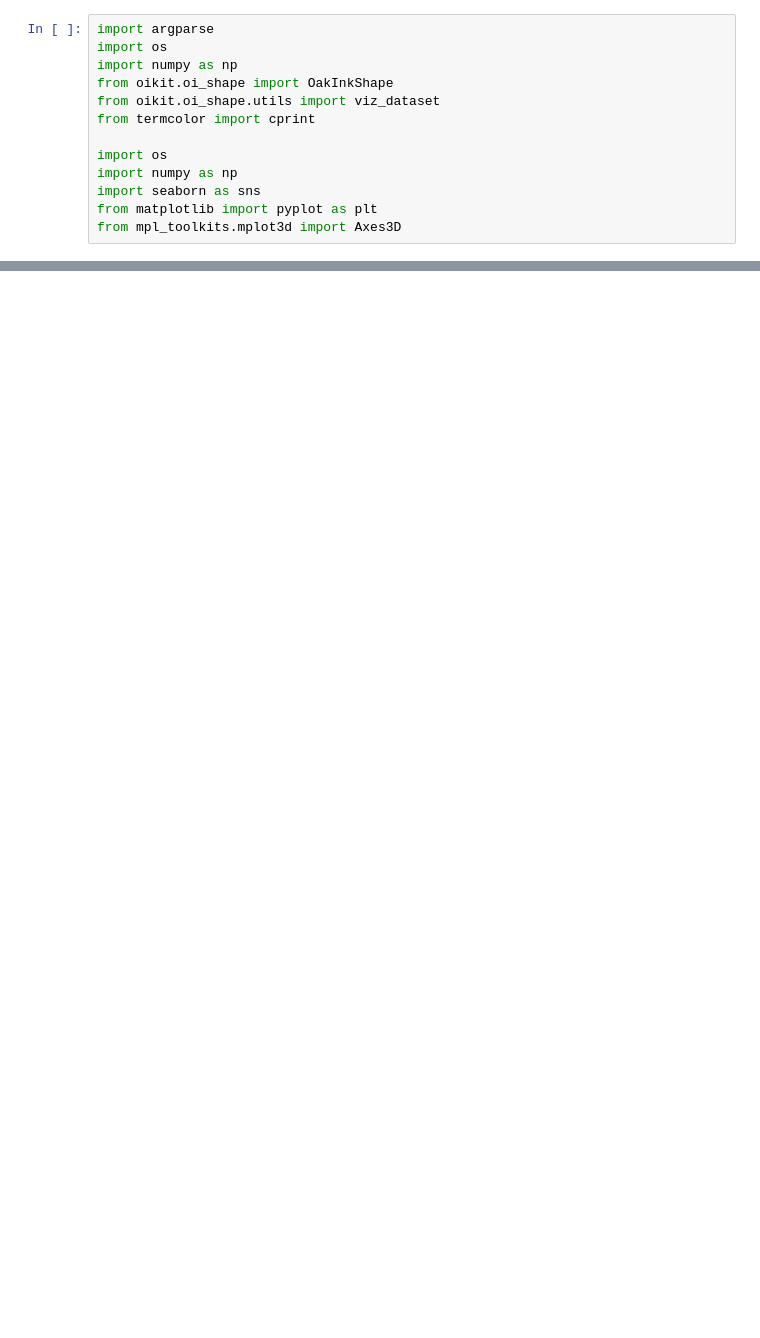
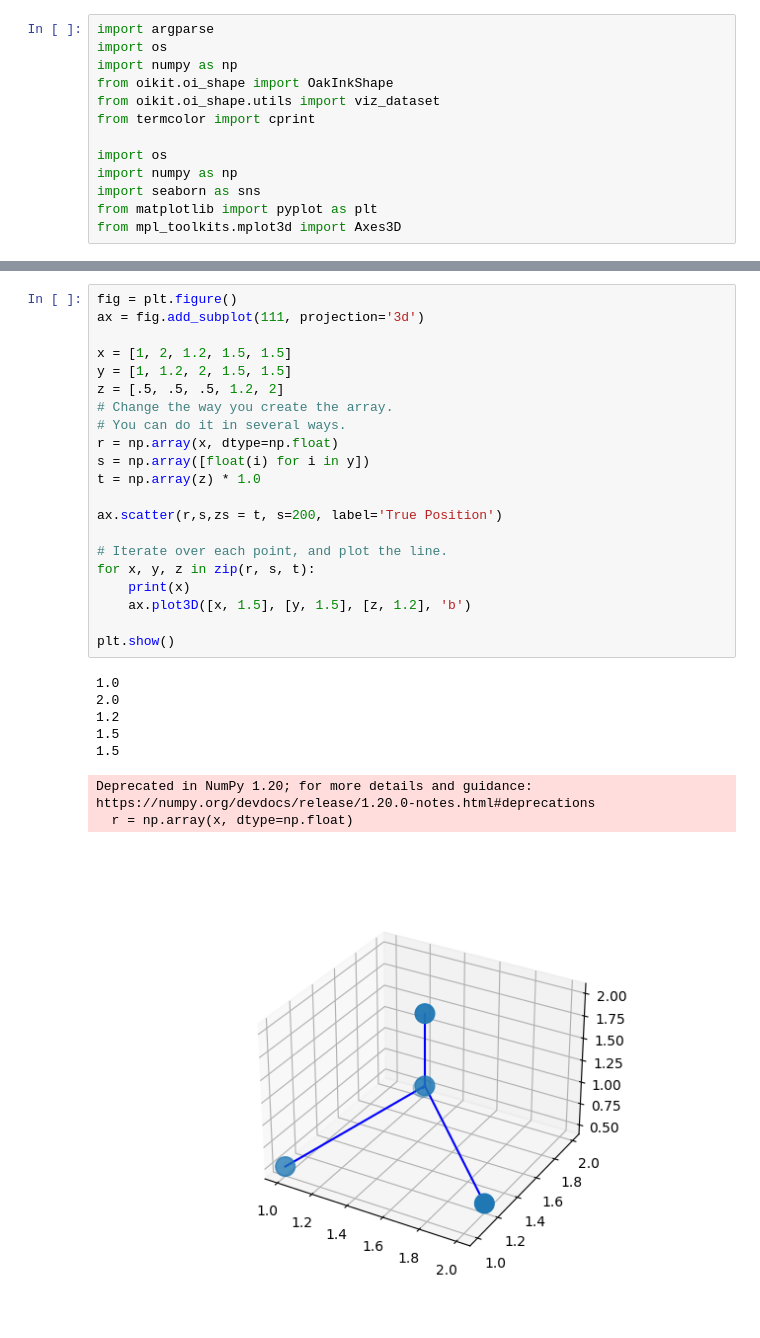
Before and after one commit to yujie-tao/OakInk, a Jupyter notebook: playground.ipynb, the cells around one changed output, grey strips where cells are left out. Cells and saved outputs as stored; diff of their text form; blank space fills up the shorter version.

```diff
--- a/playground.ipynb
+++ b/playground.ipynb
@@ -56,0 +63,30 @@ plt.show()
+# %%
+fig = plt.figure()
+ax = fig.add_subplot(111, projection='3d')
+
+x = [1, 2, 1.2, 1.5, 1.5]
+y = [1, 1.2, 2, 1.5, 1.5]
+z = [.5, .5, .5, 1.2, 2]
+# Change the way you create the array.
+# You can do it in several ways.
+r = np.array(x, dtype=np.float)
+s = np.array([float(i) for i in y])
+t = np.array(z) * 1.0
+
+ax.scatter(r,s,zs = t, s=200, label='True Position')
+
+# Iterate over each point, and plot the line.
+for x, y, z in zip(r, s, t):
+    print(x)
+    ax.plot3D([x, 1.5], [y, 1.5], [z, 1.2], 'b')
+
+plt.show()
+# %% [output]
+1.0
+2.0
+1.2
+1.5
+1.5
+Deprecated in NumPy 1.20; for more details and guidance: https://numpy.org/devdocs/release/1.20.0-notes.html#deprecations
+  r = np.array(x, dtype=np.float)
+[figure, added]
```
Also changed, not shown: parts of 5 cells of this notebook.
